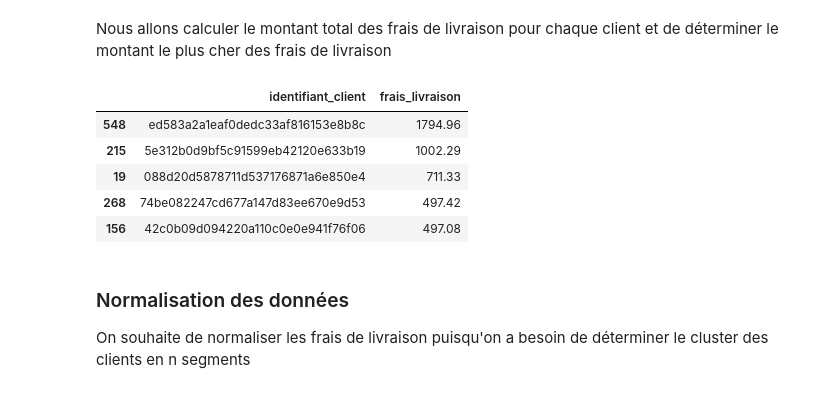
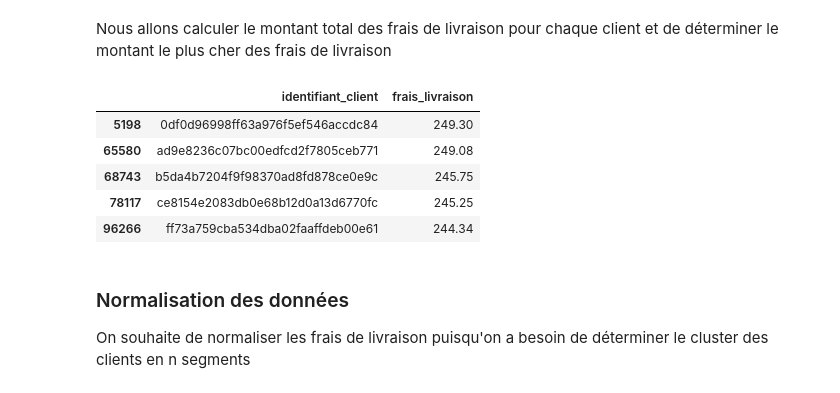
Before and after one commit to Jeremi971/analyse_e_commerce_md5, a Jupyter notebook: analyse.ipynb, the cells around one changed output. Saved outputs shown, nothing was run; the diff lists cells and outputs as text; code cells hidden in the pictures.

Commit message:
Changement filtrage sur les frais de livraison il faut prendre le total des frais de livraison

```diff
--- a/analyse.ipynb
+++ b/analyse.ipynb
@@ -123,7 +123,6 @@ df_orders = df_orders.drop_duplicates()
 
 Nous allons supprimer tout les frais livraison qui coute 0 euros et nous devons appliquer des clients qui ont été bien livrés leur produit
 # %%
-df_items = df_items.loc[df_items["frais_livraison"] > 100]
 df_delivered_orders = df_orders.loc[df_orders["statut_commande"] == "delivered"]
 # %% [markdown]
 ### Taille des données
@@ -156,23 +155,25 @@ Nous allons calculer le montant total des frais de livraison pour chaque client
 # %%
 # Calcul du montant total des frais de transport pour chaque client
 total_freight_per_customer = merged_data.groupby('identifiant_client')['frais_livraison'].sum()
 
 # Créer un DataFrame pour les identifiants des clients et les frais de livraison
 df_sorted_customers = pd.DataFrame({'identifiant_client': total_freight_per_customer.index,
                                     'frais_livraison': total_freight_per_customer.values})
 
+df_sorted_customers = df_sorted_customers.loc[(df_sorted_customers["frais_livraison"] > 80) & (df_sorted_customers["frais_livraison"] < 250)]
+
 # Trier les clients par montant total des frais de livraison
 df_sorted_customers = df_sorted_customers.sort_values(by='frais_livraison', ascending=False)
 
 # Affichage des premières lignes du nouveau DataFrame
 df_sorted_customers.head()
 # %% [output]
 |  | identifiant_client | frais_livraison |
-| 548 | ed583a2a1eaf0dedc33af816153e8b8c | 1794.96 |
-| 215 | 5e312b0d9bf5c91599eb42120e633b19 | 1002.29 |
-| 19 | 088d20d5878711d537176871a6e850e4 | 711.33 |
-| 268 | 74be082247cd677a147d83ee670e9d53 | 497.42 |
-| 156 | 42c0b09d094220a110c0e0e941f76f06 | 497.08 |
+| 5198 | 0df0d96998ff63a976f5ef546accdc84 | 249.30 |
+| 65580 | ad9e8236c07bc00edfcd2f7805ceb771 | 249.08 |
+| 68743 | b5da4b7204f9f98370ad8fd878ce0e9c | 245.75 |
+| 78117 | ce8154e2083db0e68b12d0a13d6770fc | 245.25 |
+| 96266 | ff73a759cba534dba02faaffdeb00e61 | 244.34 |
 # %% [markdown]
 ### Normalisation des données
 
```
Also changed, not shown: parts of 5 cells of this notebook.
